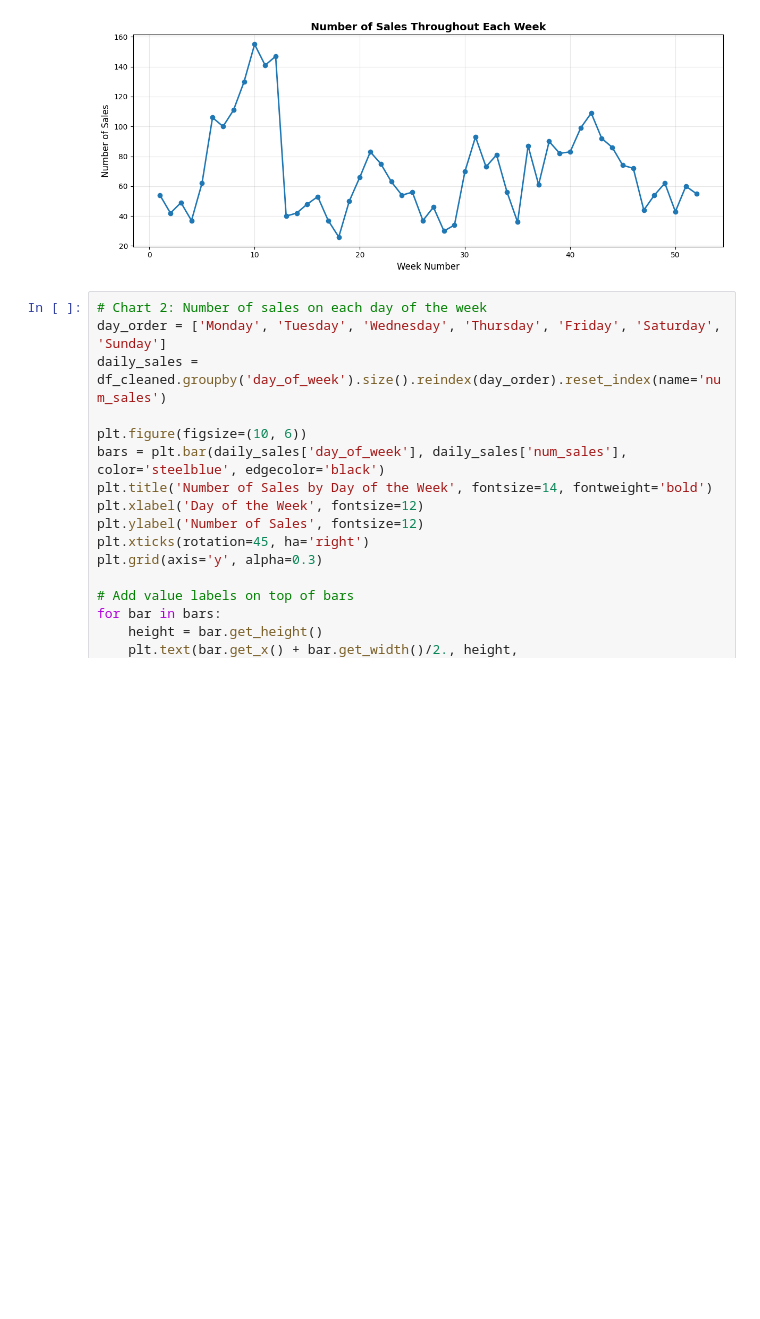
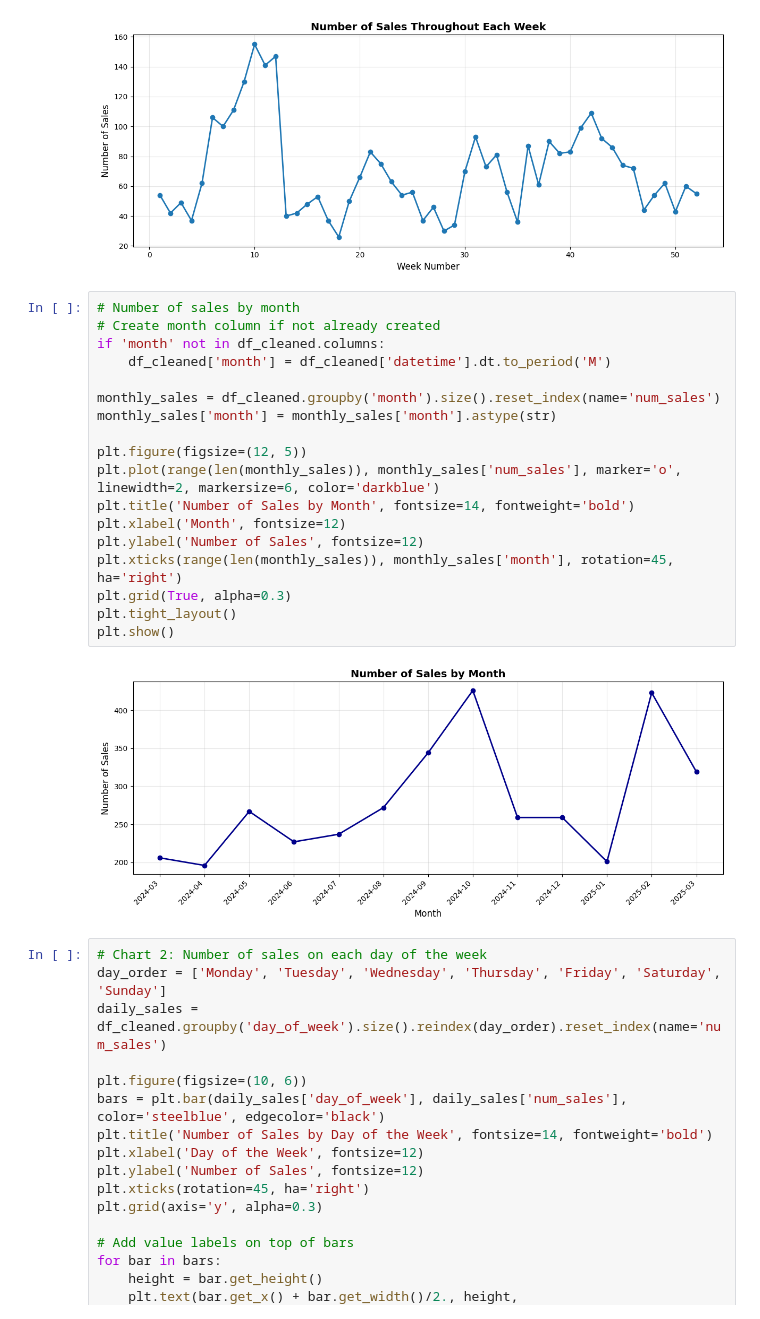
Before and after one commit to KennethAbadi/CoffeeSalesDA, a Jupyter notebook: eda_analysis.ipynb, the cells around one changed output. Saved outputs shown, nothing was run; the diff lists cells and outputs as text; blank space fills up the shorter version.

```diff
--- a/eda_analysis.ipynb
+++ b/eda_analysis.ipynb
@@ -163,6 +159,26 @@ plt.tight_layout()
 plt.show()
 # %% [output]
 [figure]
+# %%
+# Number of sales by month
+# Create month column if not already created
+if 'month' not in df_cleaned.columns:
+    df_cleaned['month'] = df_cleaned['datetime'].dt.to_period('M')
+
+monthly_sales = df_cleaned.groupby('month').size().reset_index(name='num_sales')
+monthly_sales['month'] = monthly_sales['month'].astype(str)
+
+plt.figure(figsize=(12, 5))
+plt.plot(range(len(monthly_sales)), monthly_sales['num_sales'], marker='o', linewidth=2, markersize=6, color='darkblue')
+plt.title('Number of Sales by Month', fontsize=14, fontweight='bold')
+plt.xlabel('Month', fontsize=12)
+plt.ylabel('Number of Sales', fontsize=12)
+plt.xticks(range(len(monthly_sales)), monthly_sales['month'], rotation=45, ha='right')
+plt.grid(True, alpha=0.3)
+plt.tight_layout()
+plt.show()
+# %% [output]
+[figure, added]
 # %%
 # Chart 2: Number of sales on each day of the week
 day_order = ['Monday', 'Tuesday', 'Wednesday', 'Thursday', 'Friday', 'Saturday', 'Sunday']
```
Also changed, not shown: parts of 14 cells of this notebook, 1 other file.
